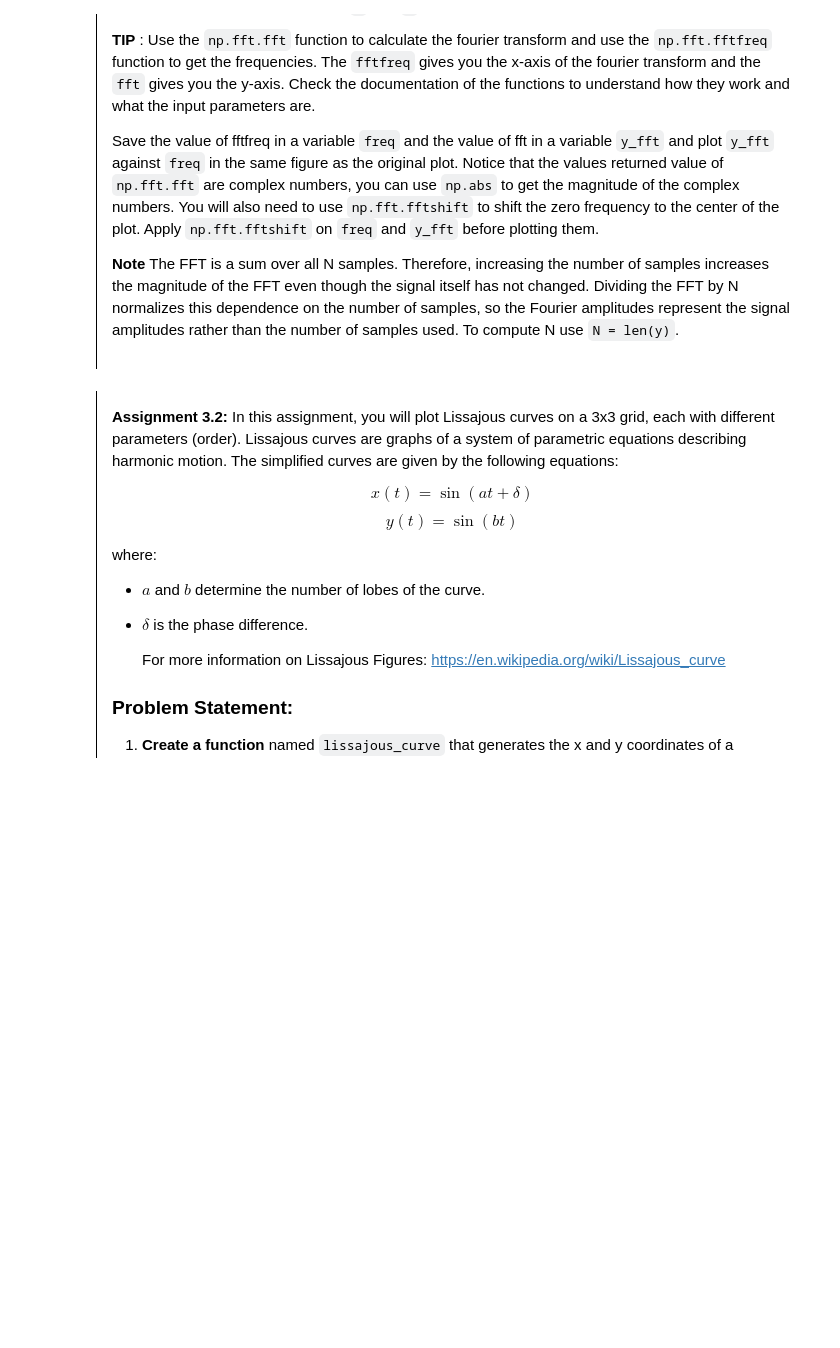
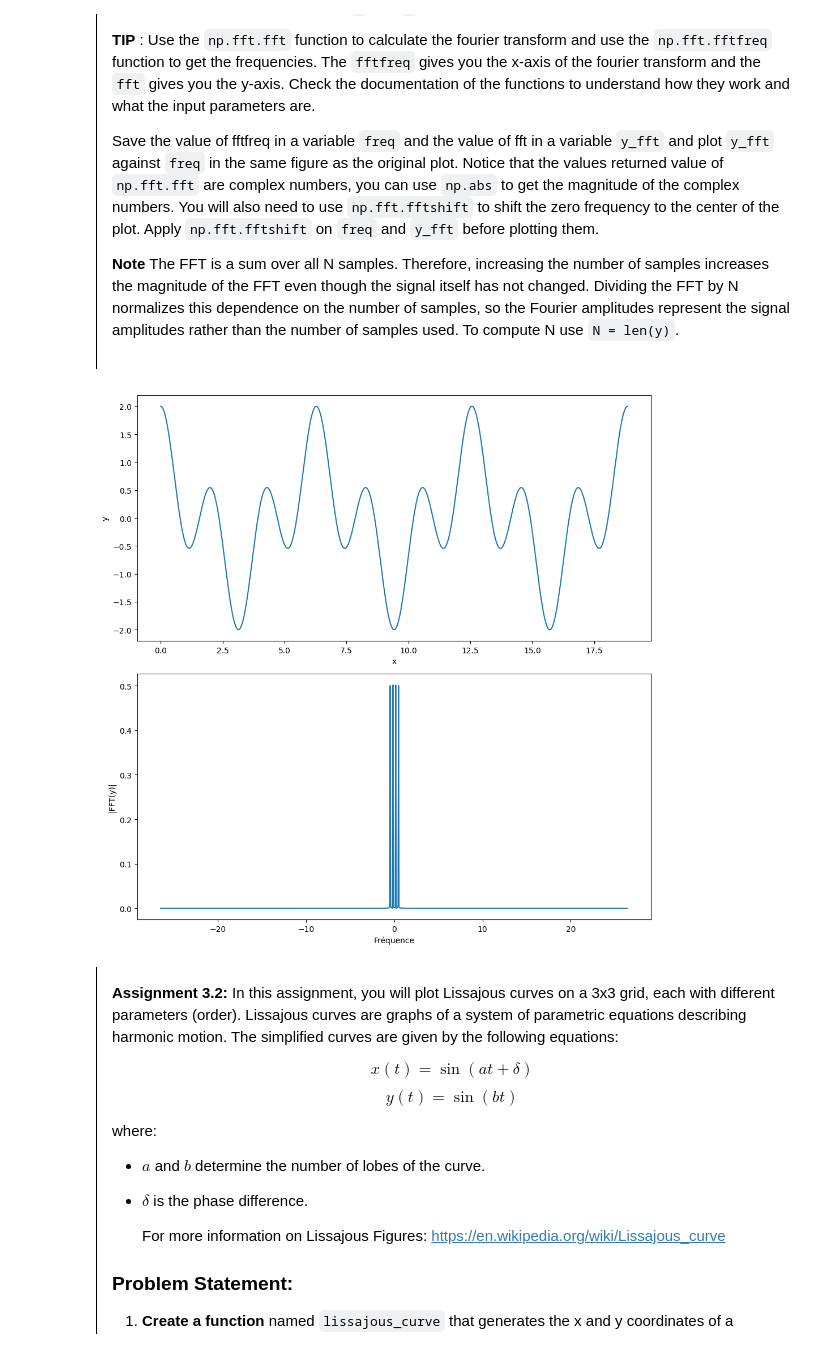
Before and after one commit to Gribouille007/MV2627_Exercises, a Jupyter notebook: Session1_Introduction/session1_introduction.ipynb, the cells around one changed output. Drawn from its saved outputs; the diff is of its cells as text; code cells hidden in the pictures; blank space fills up the shorter version.

```diff
--- a/Session1_Introduction/session1_introduction.ipynb
+++ b/Session1_Introduction/session1_introduction.ipynb
@@ -590,3 +598,29 @@ plt.show()
+# %%
+N = 1000
+x = np.linspace(0, 6*np.pi, N)
+y = np.cos(x) + np.cos(3*x)
+
+dt = x[1] - x[0]
+freq = np.fft.fftfreq(N, d=dt)
+y_fft = np.fft.fft(y) / N
+
+freq = np.fft.fftshift(freq)
+y_fft = np.fft.fftshift(np.abs(y_fft))
+
+fig, ax = plt.subplots(nrows=2, ncols=1, figsize=(10, 10))
+
+ax[0].plot(x, y)
+ax[0].set_xlabel("x")
+ax[0].set_ylabel("y")
+
+ax[1].plot(freq, y_fft)
+ax[1].set_xlabel("Fréquence")
+ax[1].set_ylabel("|FFT(y)|")
+
+plt.tight_layout()
+plt.show()
+# %% [output]
+[figure, added]
 # %%
 assert len(x) == len(freq), "The frequency vector should have an equal length as x"
 assert np.isclose(max(x), 6*np.pi, rtol=0.1), "Does x go to 6*pi?"
```
Also changed, not shown: parts of 25 cells of this notebook.
